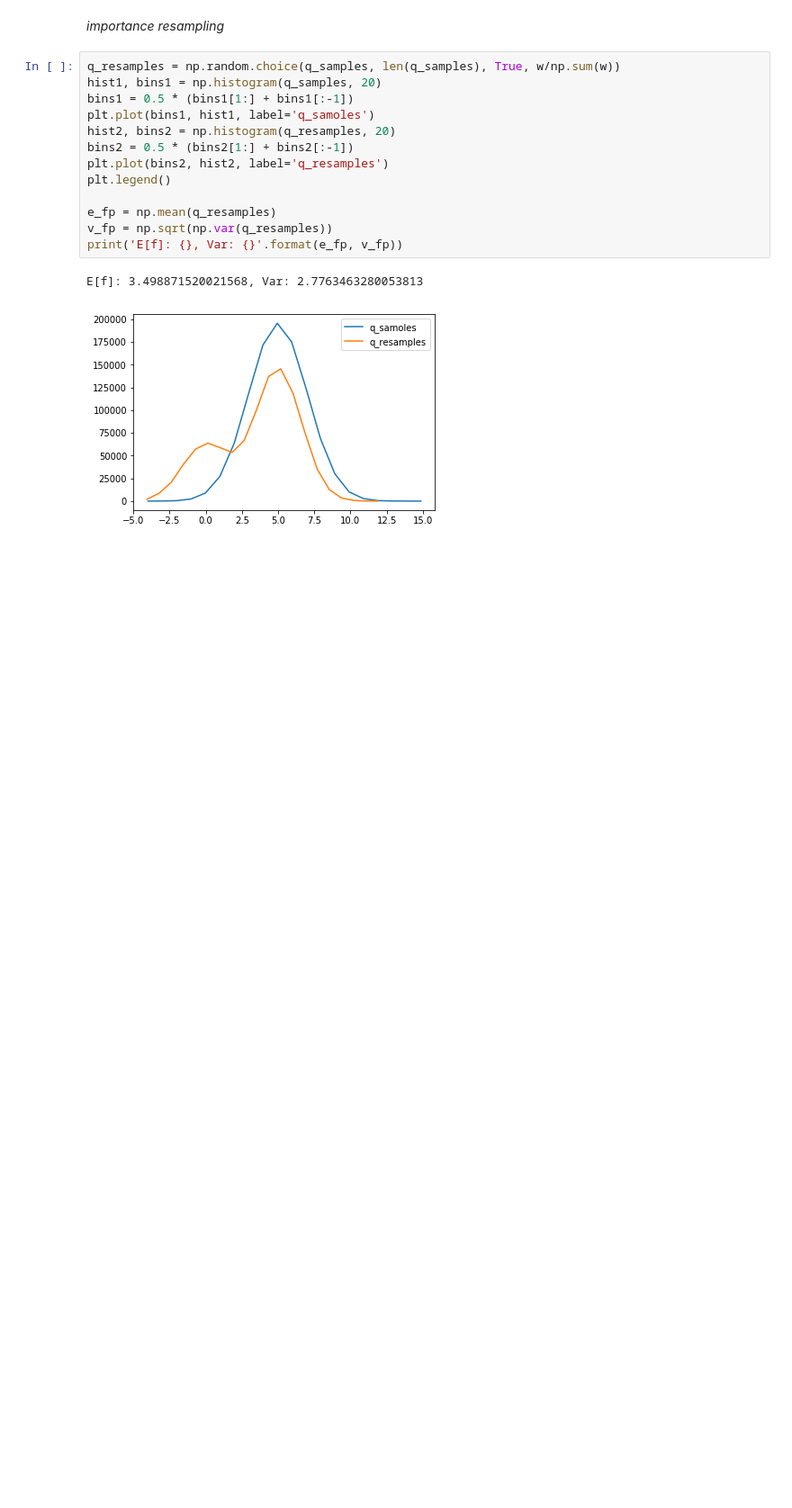
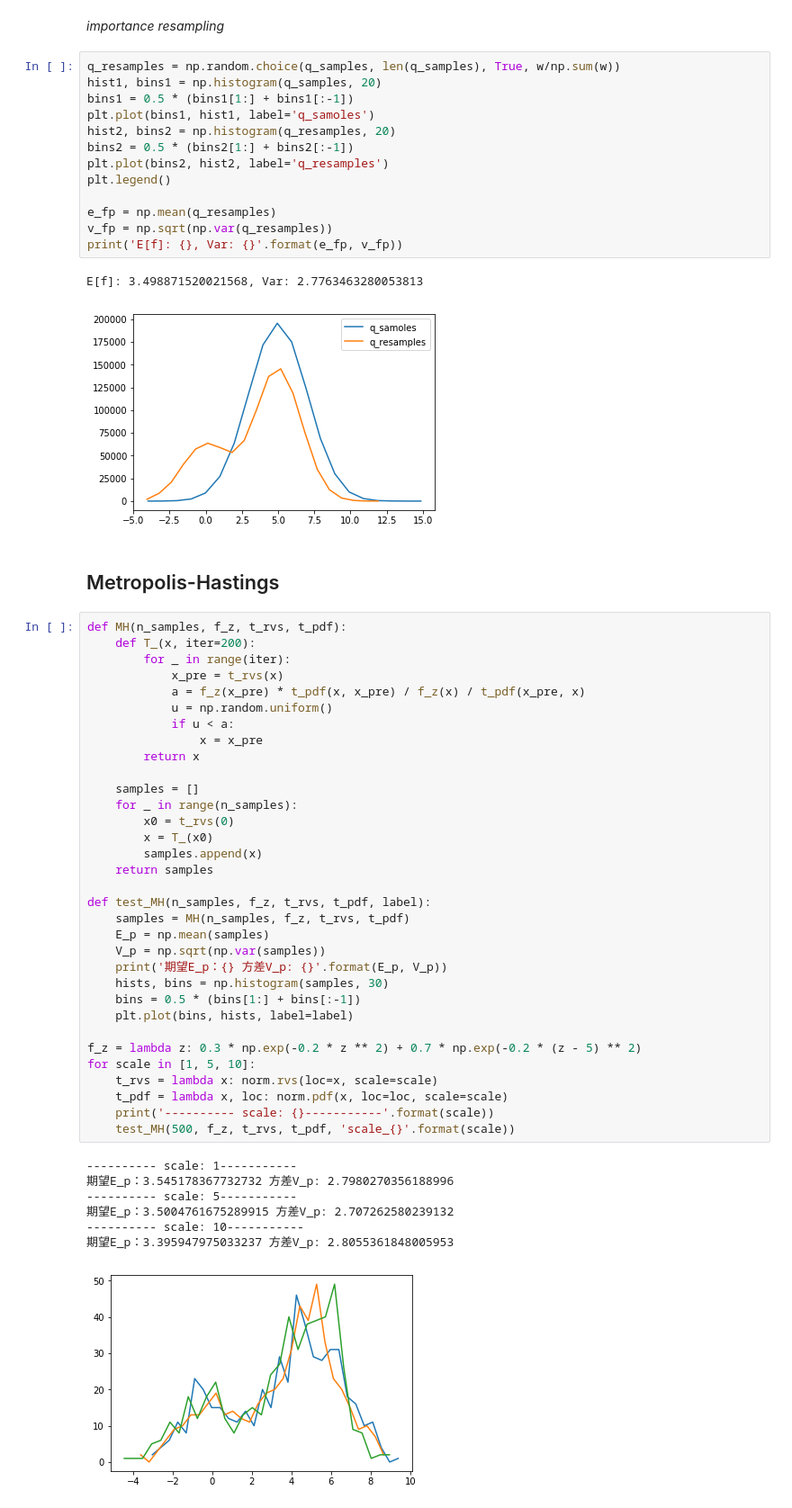
Before and after one commit to wudongming97/Codes, a Jupyter notebook: Simulations/mc.ipynb, the cells around one changed output. Shown: that part at 90% size. Cells and saved outputs as stored; diff of their text form; blank space fills up the shorter version.

```diff
--- a/Simulations/mc.ipynb
+++ b/Simulations/mc.ipynb
@@ -153,3 +153,46 @@ print('E[f]: {}, Var: {}'.format(e_fp, v_fp))
 # %% [output]
 E[f]: 3.498871520021568, Var: 2.7763463280053813
 [figure]
+# %% [markdown]
+## Metropolis-Hastings
+# %%
+def MH(n_samples, f_z, t_rvs, t_pdf):
+    def T_(x, iter=200):
+        for _ in range(iter):
+            x_pre = t_rvs(x)
+            a = f_z(x_pre) * t_pdf(x, x_pre) / f_z(x) / t_pdf(x_pre, x)
+            u = np.random.uniform()
+            if u < a:
+                x = x_pre
+        return x
+
+    samples = []
+    for _ in range(n_samples):
+        x0 = t_rvs(0)
+        x = T_(x0)
+        samples.append(x)
+    return samples
+
+def test_MH(n_samples, f_z, t_rvs, t_pdf, label):
+    samples = MH(n_samples, f_z, t_rvs, t_pdf)
+    E_p = np.mean(samples)
+    V_p = np.sqrt(np.var(samples))
+    print('期望E_p：{} 方差V_p: {}'.format(E_p, V_p))
+    hists, bins = np.histogram(samples, 30)
+    bins = 0.5 * (bins[1:] + bins[:-1])
+    plt.plot(bins, hists, label=label)
+
+f_z = lambda z: 0.3 * np.exp(-0.2 * z ** 2) + 0.7 * np.exp(-0.2 * (z - 5) ** 2)
+for scale in [1, 5, 10]:
+    t_rvs = lambda x: norm.rvs(loc=x, scale=scale)
+    t_pdf = lambda x, loc: norm.pdf(x, loc=loc, scale=scale)
+    print('---------- scale: {}-----------'.format(scale))
+    test_MH(500, f_z, t_rvs, t_pdf, 'scale_{}'.format(scale))
+# %% [output]
+---------- scale: 1-----------
+期望E_p：3.545178367732732 方差V_p: 2.7980270356188996
+---------- scale: 5-----------
+期望E_p：3.5004761675289915 方差V_p: 2.707262580239132
+---------- scale: 10-----------
+期望E_p：3.395947975033237 方差V_p: 2.8055361848005953
+[figure, added]
```
